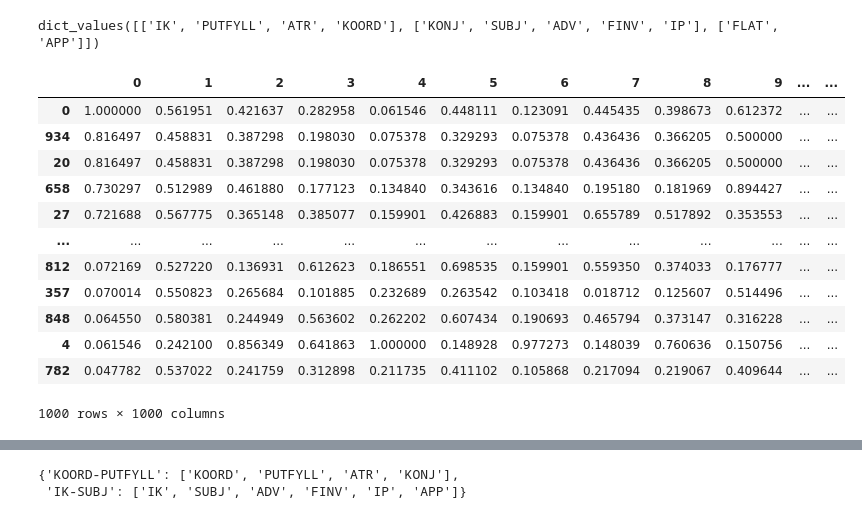
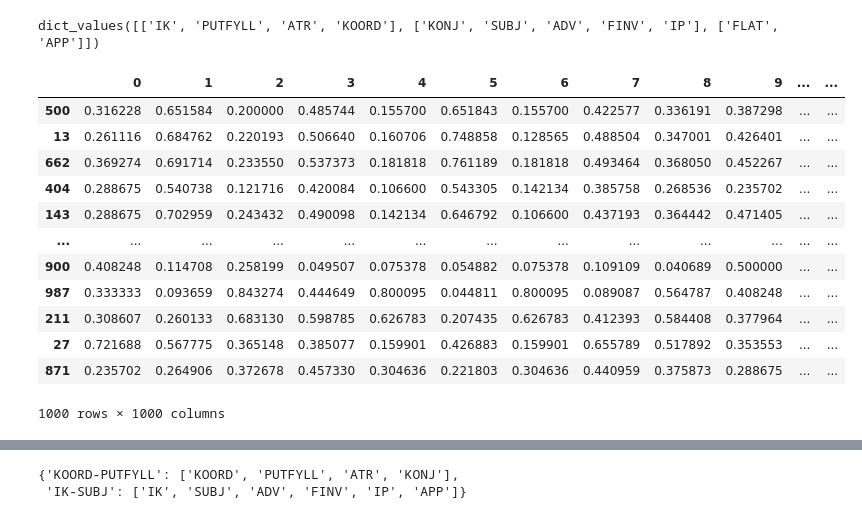
Before and after one commit to Yoonsen/NDT_analyse, a Jupyter notebook: sammenlign_line_graph_ndt.ipynb, the cells around one changed output, grey strips where cells are left out. Drawn from its saved outputs; the diff is of its cells as text; code cells hidden in the pictures.

```diff
--- a/sammenlign_line_graph_ndt.ipynb
+++ b/sammenlign_line_graph_ndt.ipynb
@@ -217,20 +214,20 @@ gnl.community_dict(Gds[8]).values()
 # %% [output]
 dict_values([['IK', 'PUTFYLL', 'ATR', 'KOORD'], ['KONJ', 'SUBJ', 'ADV', 'FINV', 'IP'], ['FLAT', 'APP']])
 # %%
-similarity_df_cols.sort_values(by=0,ascending=False) #.style.format(precision = 1).background_gradient()
+similarity_df_cols.sort_values(by=500,ascending=False) #.style.format(precision = 1).background_gradient()
 # %% [output]
 |  | 0 | 1 | 2 | 3 | 4 | 5 | 6 | 7 | 8 | 9 | ... | ... |
-| 0 | 1.000000 | 0.561951 | 0.421637 | 0.282958 | 0.061546 | 0.448111 | 0.123091 | 0.445435 | 0.398673 | 0.612372 | ... | ... |
-| 934 | 0.816497 | 0.458831 | 0.387298 | 0.198030 | 0.075378 | 0.329293 | 0.075378 | 0.436436 | 0.366205 | 0.500000 | ... | ... |
-| 20 | 0.816497 | 0.458831 | 0.387298 | 0.198030 | 0.075378 | 0.329293 | 0.075378 | 0.436436 | 0.366205 | 0.500000 | ... | ... |
-| 658 | 0.730297 | 0.512989 | 0.461880 | 0.177123 | 0.134840 | 0.343616 | 0.134840 | 0.195180 | 0.181969 | 0.894427 | ... | ... |
+| 500 | 0.316228 | 0.651584 | 0.200000 | 0.485744 | 0.155700 | 0.651843 | 0.155700 | 0.422577 | 0.336191 | 0.387298 | ... | ... |
+| 13 | 0.261116 | 0.684762 | 0.220193 | 0.506640 | 0.160706 | 0.748858 | 0.128565 | 0.488504 | 0.347001 | 0.426401 | ... | ... |
+| 662 | 0.369274 | 0.691714 | 0.233550 | 0.537373 | 0.181818 | 0.761189 | 0.181818 | 0.493464 | 0.368050 | 0.452267 | ... | ... |
+| 404 | 0.288675 | 0.540738 | 0.121716 | 0.420084 | 0.106600 | 0.543305 | 0.142134 | 0.385758 | 0.268536 | 0.235702 | ... | ... |
+| 143 | 0.288675 | 0.702959 | 0.243432 | 0.490098 | 0.142134 | 0.646792 | 0.106600 | 0.437193 | 0.364442 | 0.471405 | ... | ... |
+| ... | ... | ... | ... | ... | ... | ... | ... | ... | ... | ... | ... | ... |
+| 900 | 0.408248 | 0.114708 | 0.258199 | 0.049507 | 0.075378 | 0.054882 | 0.075378 | 0.109109 | 0.040689 | 0.500000 | ... | ... |
+| 987 | 0.333333 | 0.093659 | 0.843274 | 0.444649 | 0.800095 | 0.044811 | 0.800095 | 0.089087 | 0.564787 | 0.408248 | ... | ... |
+| 211 | 0.308607 | 0.260133 | 0.683130 | 0.598785 | 0.626783 | 0.207435 | 0.626783 | 0.412393 | 0.584408 | 0.377964 | ... | ... |
 | 27 | 0.721688 | 0.567775 | 0.365148 | 0.385077 | 0.159901 | 0.426883 | 0.159901 | 0.655789 | 0.517892 | 0.353553 | ... | ... |
-| ... | ... | ... | ... | ... | ... | ... | ... | ... | ... | ... | ... | ... |
-| 812 | 0.072169 | 0.527220 | 0.136931 | 0.612623 | 0.186551 | 0.698535 | 0.159901 | 0.559350 | 0.374033 | 0.176777 | ... | ... |
-| 357 | 0.070014 | 0.550823 | 0.265684 | 0.101885 | 0.232689 | 0.263542 | 0.103418 | 0.018712 | 0.125607 | 0.514496 | ... | ... |
-| 848 | 0.064550 | 0.580381 | 0.244949 | 0.563602 | 0.262202 | 0.607434 | 0.190693 | 0.465794 | 0.373147 | 0.316228 | ... | ... |
-| 4 | 0.061546 | 0.242100 | 0.856349 | 0.641863 | 1.000000 | 0.148928 | 0.977273 | 0.148039 | 0.760636 | 0.150756 | ... | ... |
-| 782 | 0.047782 | 0.537022 | 0.241759 | 0.312898 | 0.211735 | 0.411102 | 0.105868 | 0.217094 | 0.219067 | 0.409644 | ... | ... |
+| 871 | 0.235702 | 0.264906 | 0.372678 | 0.457330 | 0.304636 | 0.221803 | 0.304636 | 0.440959 | 0.375873 | 0.288675 | ... | ... |
 1000 rows × 1000 columns
 # %%
 # Collapse rows (index)
```
Also changed, not shown: parts of 6 cells of this notebook.
